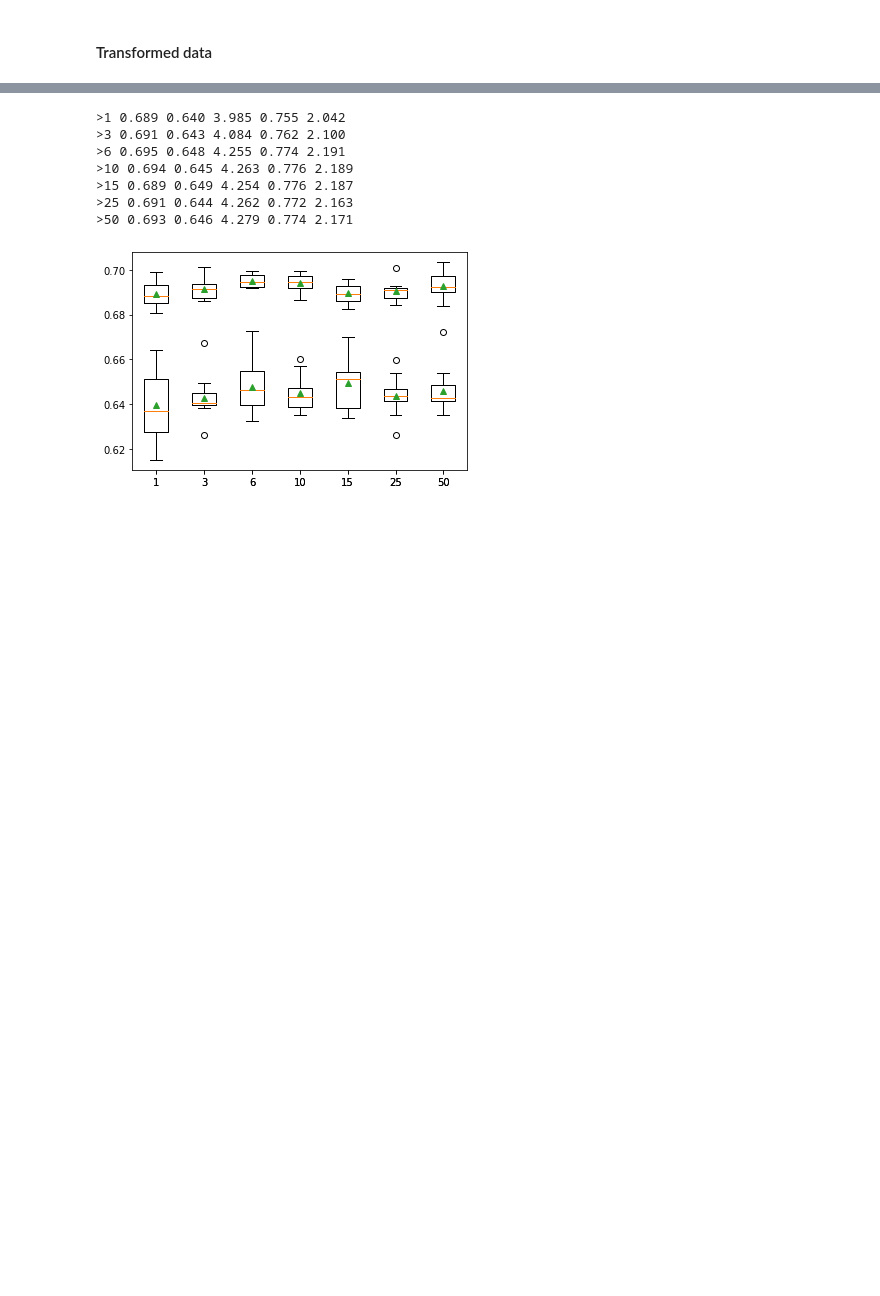
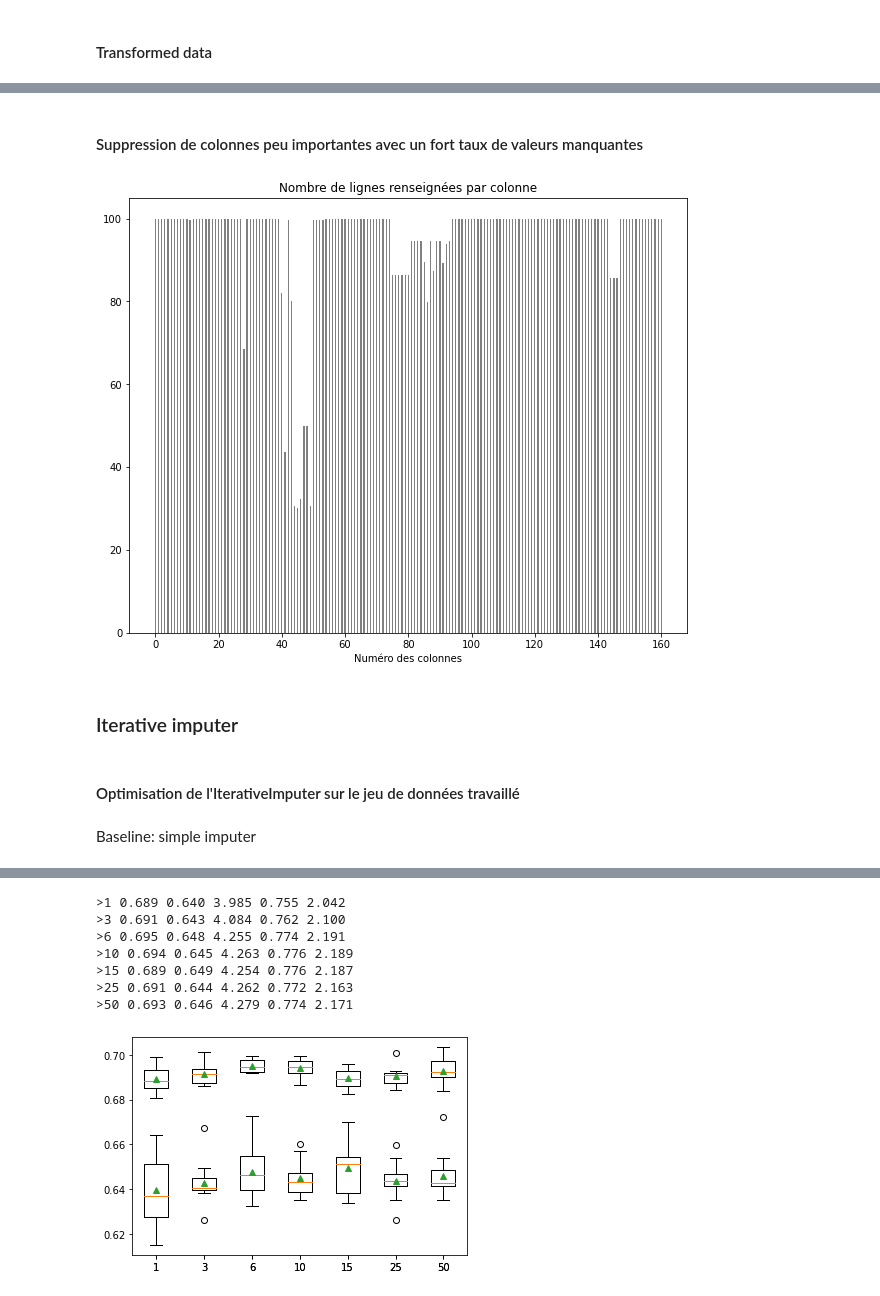
Before and after one commit to pyb-data/credit_scoring, a Jupyter notebook: Data_Preparation.ipynb, the cells around one changed output, grey strips where cells are left out. Drawn from its saved outputs; the diff is of its cells as text; code cells hidden in the pictures; blank space fills up the shorter version.

```diff
--- a/Data_Preparation.ipynb
+++ b/Data_Preparation.ipynb
@@ -1037,0 +1177,2 @@ myDf(dfApplicationWorked).ColCountLinesChart(displayColName=True)
+# %% [markdown]
+#### Suppression de colonnes peu importantes avec un fort taux de valeurs manquantes
@@ -1037,0 +1188,8 @@ myDf(dfApplicationWorked).ColCountLinesChart(displayColName=True)
+# %%
+myDf(dfApplicationDefault).ColCountLinesChart(displayColName=False)
+# %% [output]
+[figure, added]
+# %% [markdown]
+### Iterative imputer
+# %% [markdown]
+#### Optimisation de l'IterativeImputer sur le jeu de données travaillé
@@ -1037,0 +1237,2 @@ myDf(dfApplicationWorked).ColCountLinesChart(displayColName=True)
+# %% [markdown]
+Baseline: simple imputer
```
Also changed, not shown: parts of 57 cells of this notebook.
